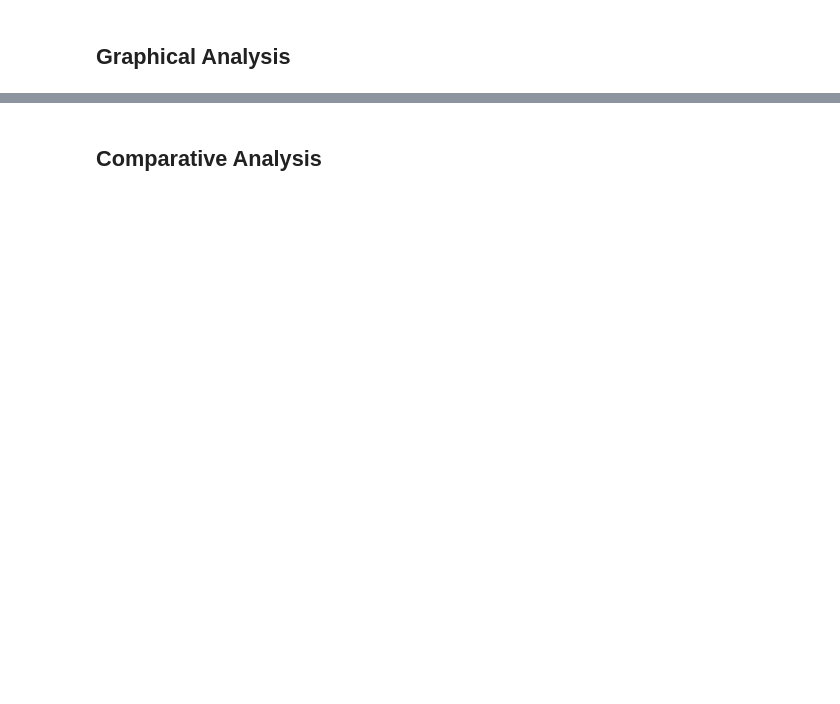
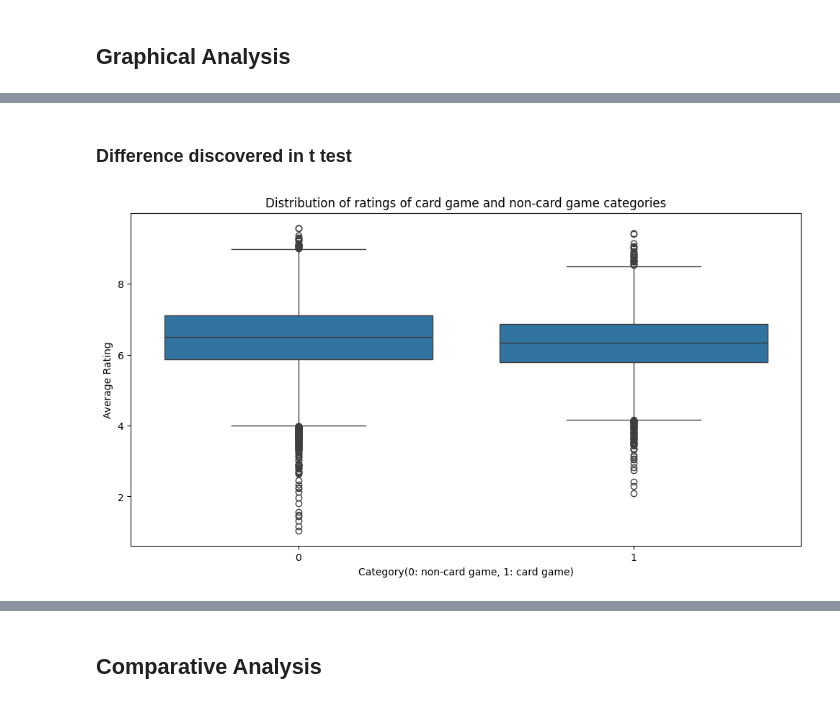
Before and after one commit to Fredfreddo/SI618_24W_project, a Jupyter notebook: project_2.ipynb, the cells around one changed output, grey strips where cells are left out. Cells and saved outputs as stored; diff of their text form; code cells hidden in the pictures; blank space fills up the shorter version.

```diff
--- a/project_2.ipynb
+++ b/project_2.ipynb
@@ -631,0 +581,12 @@ pd.DataFrame(cor_values[:20], columns=['Variable 1', 'Variable 2', 'Correlation'
+# %% [markdown]
+### Difference discovered in t test
+# %%
+top_categories_data = pd.DataFrame({'is_card_game': ready_data['category_list'].apply(lambda x: is_in_list(x, 'Card Game')), 'average': ready_data['average']})
+plt.figure(figsize=(12, 6))
+sns.boxplot(data=top_categories_data, x='is_card_game', y='average')
+plt.title('Distribution of ratings of card game and non-card game categories')
+plt.xlabel('Category(0: non-card game, 1: card game)')
+plt.ylabel('Average Rating')
+plt.show()
+# %% [output]
+[figure, added]
```
Also changed, not shown: parts of 123 cells of this notebook, 3 other files.
